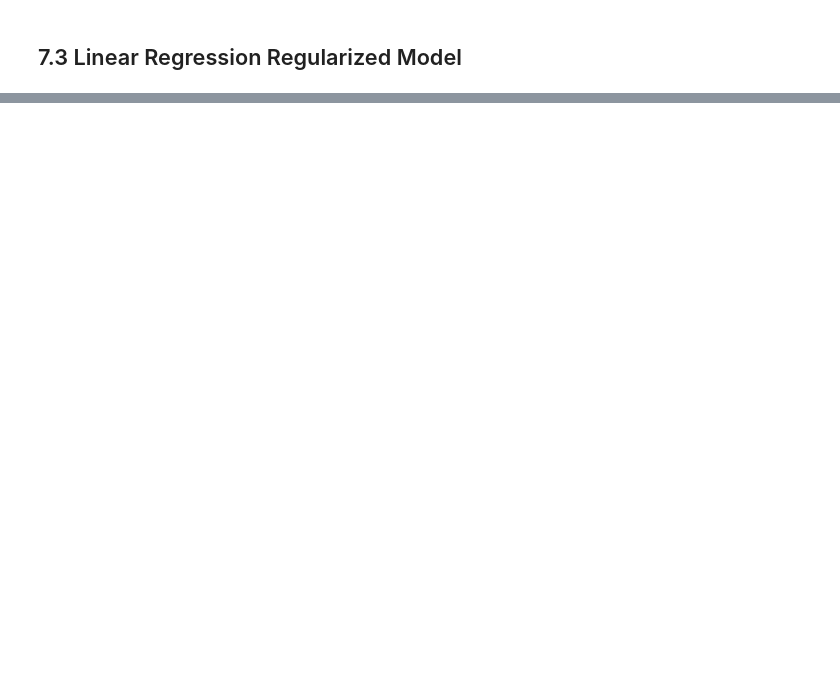
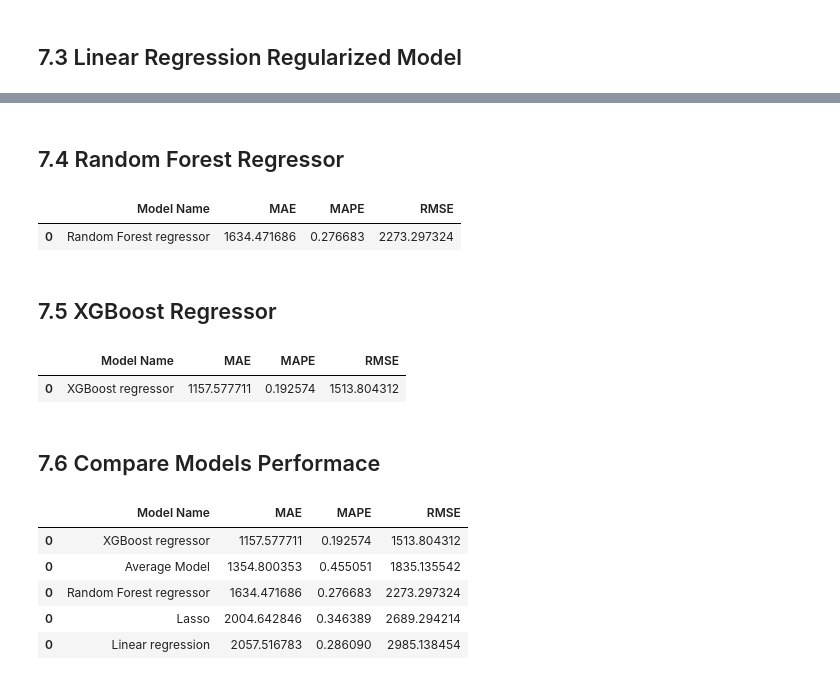
Before and after one commit to franciscofijamo/rossman_predict, a Jupyter notebook: Copy_of_v01_store_sales_prediction.ipynb, the cells around one changed output, grey strips where cells are left out. Drawn from its saved outputs; the diff is of its cells as text; code cells hidden in the pictures; blank space fills up the shorter version.

```diff
--- a/Copy_of_v01_store_sales_prediction.ipynb
+++ b/Copy_of_v01_store_sales_prediction.ipynb
@@ -1277,0 +1283,55 @@ lrr_result
+# %% [markdown]
+## 7.4 Random Forest Regressor
+# %%
+# modelo 3
+#random_state e o seed, aleatoriedade
+# n_estimators  - quantas arvores serao craidas (ideal rodar nos 1000, 2000, pois performa melhor, e mehlor rodar em servidor)
+# n_jobs « - roda em paralelo
+rf = RandomForestRegressor( n_estimators = 100, n_jobs= 1, random_state= 25).fit(x_train,y_train)
+
+# prediction
+yhat_rf = rf.predict( x_test )
+
+# performace
+rf_result = ml_error( 'Random Forest regressor', np.expm1( y_test ),np.expm1( yhat_rf ) )
+
+# print
+rf_result
+# %% [output]
+|  | Model Name | MAE | MAPE | RMSE |
+| 0 | Random Forest regressor | 1634.471686 | 0.276683 | 2273.297324 |
+# %% [markdown]
+## 7.5 XGBoost Regressor
+# %%
+# modelo 4
+model_xgb = xgb.XGBRegressor( objective= 'reg:squarederror',
+                              n_estimators = 100, # numero de arvores/ ideal os 2500,3000.
+                              eta = 0.01,
+                              max_depth = 10, # profundidade maxima que a arvore atinge
+                              subsample = 0.7, # percentagem da amostragem das variaveis
+                              colsample_bytee = 0.9 ).fit(x_train,y_train)
+
+# prediction
+yhat_xgb = model_xgb.predict( x_test )
+
+# performace
+xgb_result = ml_error( 'XGBoost regressor', np.expm1( y_test ),np.expm1( yhat_xgb ) )
+
+# print
+xgb_result
+# %% [output]
+|  | Model Name | MAE | MAPE | RMSE |
+| 0 | XGBoost regressor | 1157.577711 | 0.192574 | 1513.804312 |
+# %% [markdown]
+## 7.6 Compare Models Performace
+# %%
+modelling_result = pd.concat([baseline_result, lr_result, lrr_result, rf_result, xgb_result])
+
+modelling_result.sort_values( 'RMSE')
+# %% [output]
+|  | Model Name | MAE | MAPE | RMSE |
+| 0 | XGBoost regressor | 1157.577711 | 0.192574 | 1513.804312 |
+| 0 | Average Model | 1354.800353 | 0.455051 | 1835.135542 |
+| 0 | Random Forest regressor | 1634.471686 | 0.276683 | 2273.297324 |
+| 0 | Lasso | 2004.642846 | 0.346389 | 2689.294214 |
+| 0 | Linear regression | 2057.516783 | 0.286090 | 2985.138454 |
```
Also changed, not shown: parts of 43 cells of this notebook.
